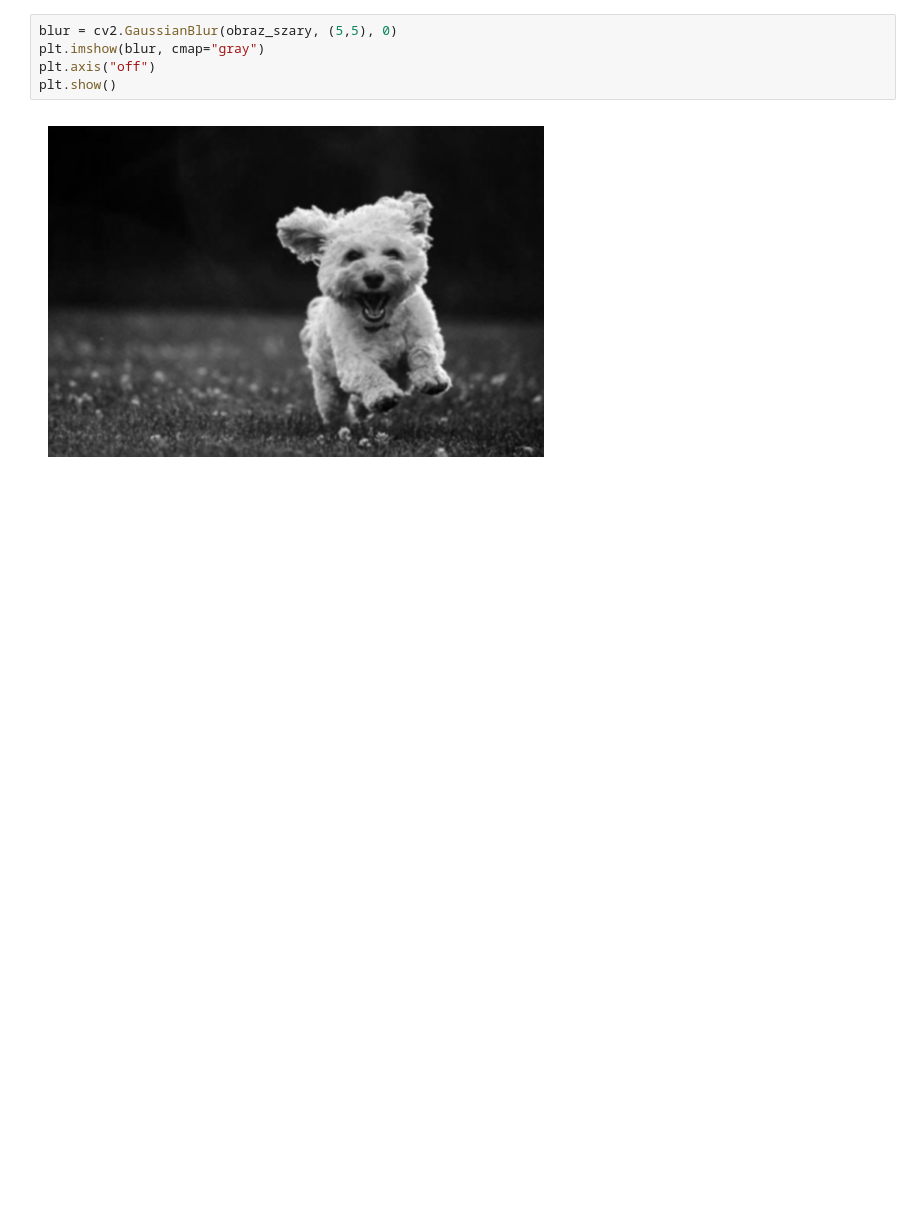
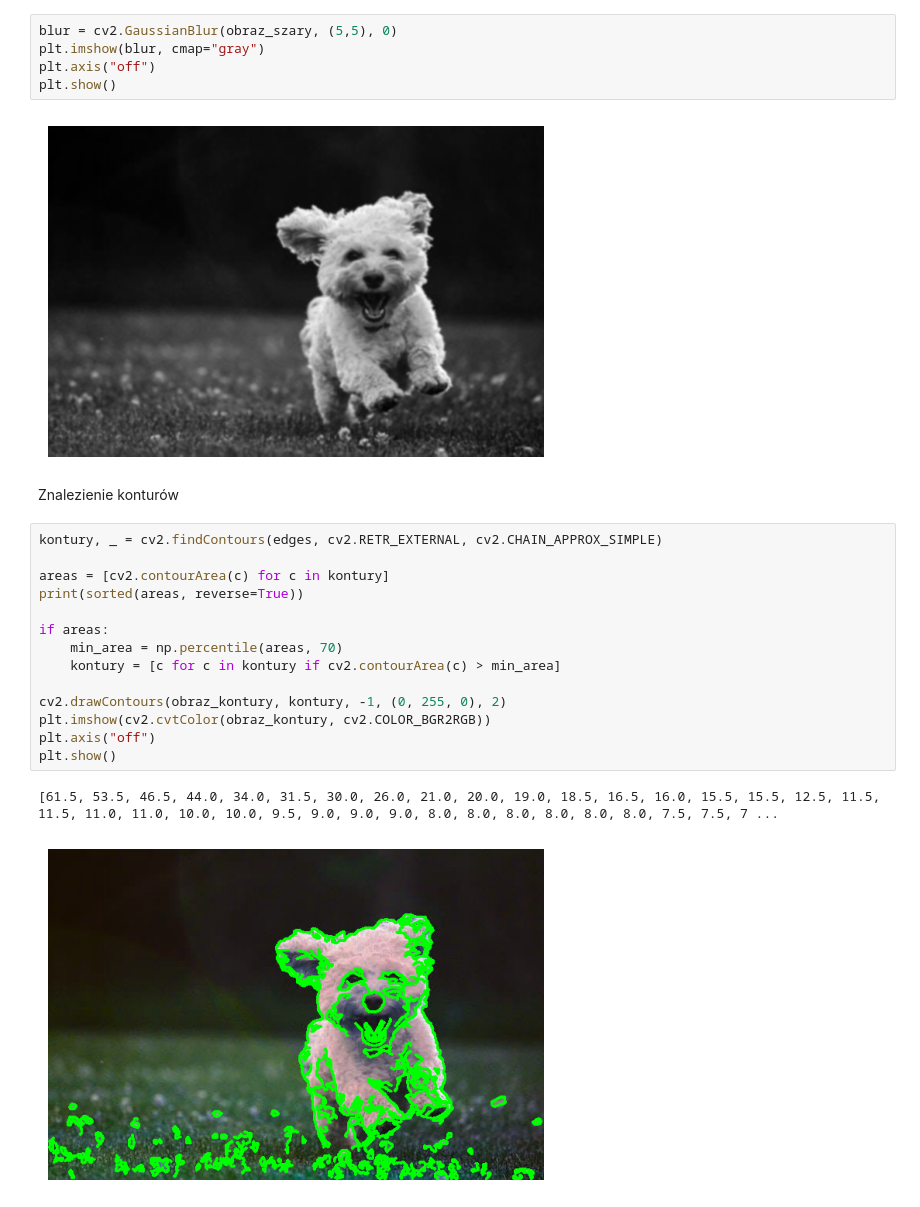
Before and after one commit to kat-pierzchala/OpenCV_Scikit-image, a Jupyter notebook: OpenCV_SKI.ipynb, the cells around one changed output. Drawn from its saved outputs; the diff is of its cells as text; blank space fills up the shorter version.

```diff
--- a/OpenCV_SKI.ipynb
+++ b/OpenCV_SKI.ipynb
@@ -99,3 +101,22 @@ plt.axis("off")
 plt.show()
 # %% [output]
 [figure]
+# %% [markdown]
+Znalezienie konturów
+# %%
+kontury, _ = cv2.findContours(edges, cv2.RETR_EXTERNAL, cv2.CHAIN_APPROX_SIMPLE)
+
+areas = [cv2.contourArea(c) for c in kontury]
+print(sorted(areas, reverse=True))
+
+if areas:
+    min_area = np.percentile(areas, 70)
+    kontury = [c for c in kontury if cv2.contourArea(c) > min_area]
+
+cv2.drawContours(obraz_kontury, kontury, -1, (0, 255, 0), 2)
+plt.imshow(cv2.cvtColor(obraz_kontury, cv2.COLOR_BGR2RGB))
+plt.axis("off")
+plt.show()
+# %% [output]
+[61.5, 53.5, 46.5, 44.0, 34.0, 31.5, 30.0, 26.0, 21.0, 20.0, 19.0, 18.5, 16.5, 16.0, 15.5, 15.5, 12.5, 11.5, 11.5, 11.0, 11.0, 10.0, 10.0, 9.5, 9.0, 9.0, 9.0, 8.0, 8.0, 8.0, 8.0, 8.0, 8.0, 7.5, 7.5, 7 ...
+[figure, added]
```
Also changed, not shown: parts of 4 cells of this notebook.
